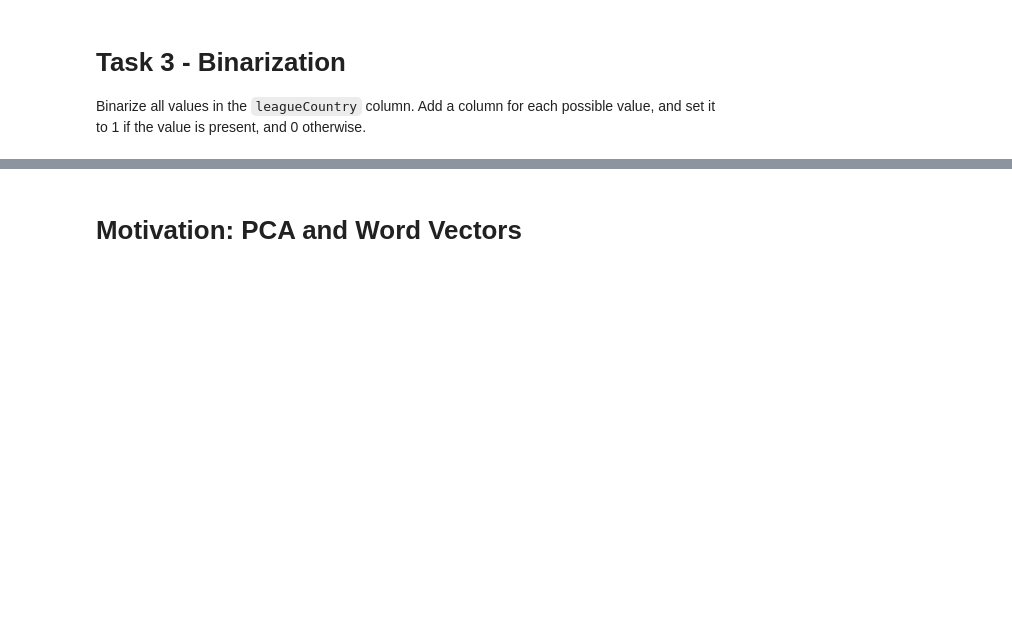
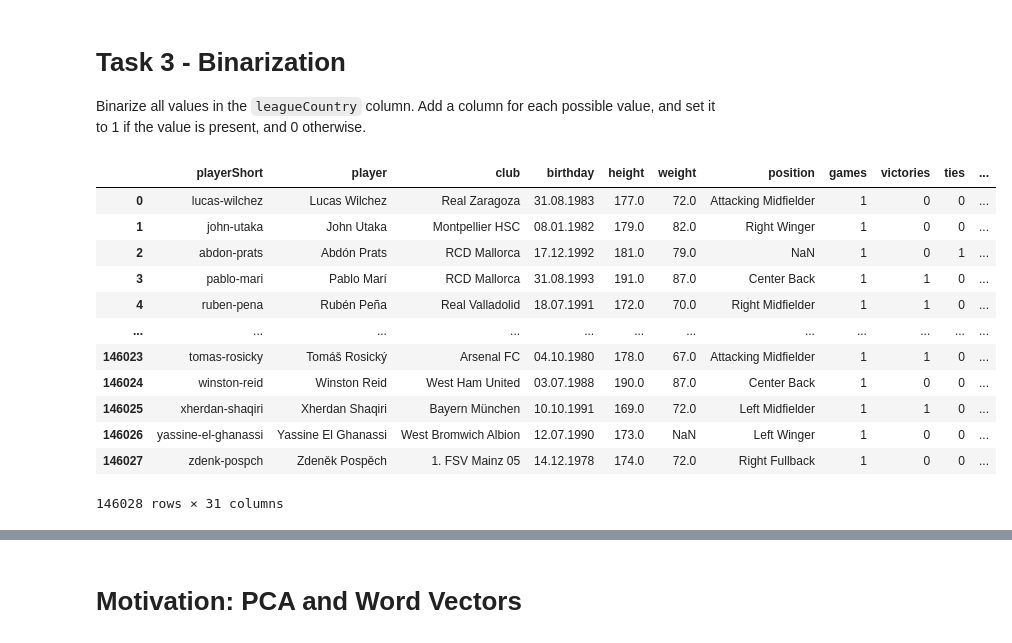
Before and after one commit to luetzyas/hsg-fs23-ds-exercises, a Jupyter notebook: exercise08_blank.ipynb, the cells around one changed output, grey strips where cells are left out. Saved outputs shown, nothing was run; the diff lists cells and outputs as text; code cells hidden in the pictures; blank space fills up the shorter version.

```diff
--- a/exercise08_blank.ipynb
+++ b/exercise08_blank.ipynb
@@ -198,3 +257,21 @@ Normalize all values in the `feature_columns` to be between 0 and 1.
 # %% [markdown]
 # Task 3 - Binarization
 Binarize all values in the `leagueCountry` column. Add a column for each possible value, and set it to 1 if the value is present, and 0 otherwise.
+# %%
+#pandas
+df_bin_dum = pd.get_dummies(df, columns=['leagueCountry'], dtype=int)
+df_bin_dum
+# %% [output]
+|  | playerShort | player | club | birthday | height | weight | position | games | victories | ties | ... |
+| 0 | lucas-wilchez | Lucas Wilchez | Real Zaragoza | 31.08.1983 | 177.0 | 72.0 | Attacking Midfielder | 1 | 0 | 0 | ... |
+| 1 | john-utaka | John Utaka | Montpellier HSC | 08.01.1982 | 179.0 | 82.0 | Right Winger | 1 | 0 | 0 | ... |
+| 2 | abdon-prats | Abdón Prats | RCD Mallorca | 17.12.1992 | 181.0 | 79.0 | NaN | 1 | 0 | 1 | ... |
+| 3 | pablo-mari | Pablo Marí | RCD Mallorca | 31.08.1993 | 191.0 | 87.0 | Center Back | 1 | 1 | 0 | ... |
+| 4 | ruben-pena | Rubén Peña | Real Valladolid | 18.07.1991 | 172.0 | 70.0 | Right Midfielder | 1 | 1 | 0 | ... |
+| ... | ... | ... | ... | ... | ... | ... | ... | ... | ... | ... | ... |
+| 146023 | tomas-rosicky | Tomáš Rosický | Arsenal FC | 04.10.1980 | 178.0 | 67.0 | Attacking Midfielder | 1 | 1 | 0 | ... |
+| 146024 | winston-reid | Winston Reid | West Ham United | 03.07.1988 | 190.0 | 87.0 | Center Back | 1 | 0 | 0 | ... |
+| 146025 | xherdan-shaqiri | Xherdan Shaqiri | Bayern München | 10.10.1991 | 169.0 | 72.0 | Left Midfielder | 1 | 1 | 0 | ... |
+| 146026 | yassine-el-ghanassi | Yassine El Ghanassi | West Bromwich Albion | 12.07.1990 | 173.0 | NaN | Left Winger | 1 | 0 | 0 | ... |
+| 146027 | zdenk-pospch | Zdeněk Pospěch | 1. FSV Mainz 05 | 14.12.1978 | 174.0 | 72.0 | Right Fullback | 1 | 0 | 0 | ... |
+146028 rows × 31 columns
```
Also changed, not shown: parts of 21 cells of this notebook.
